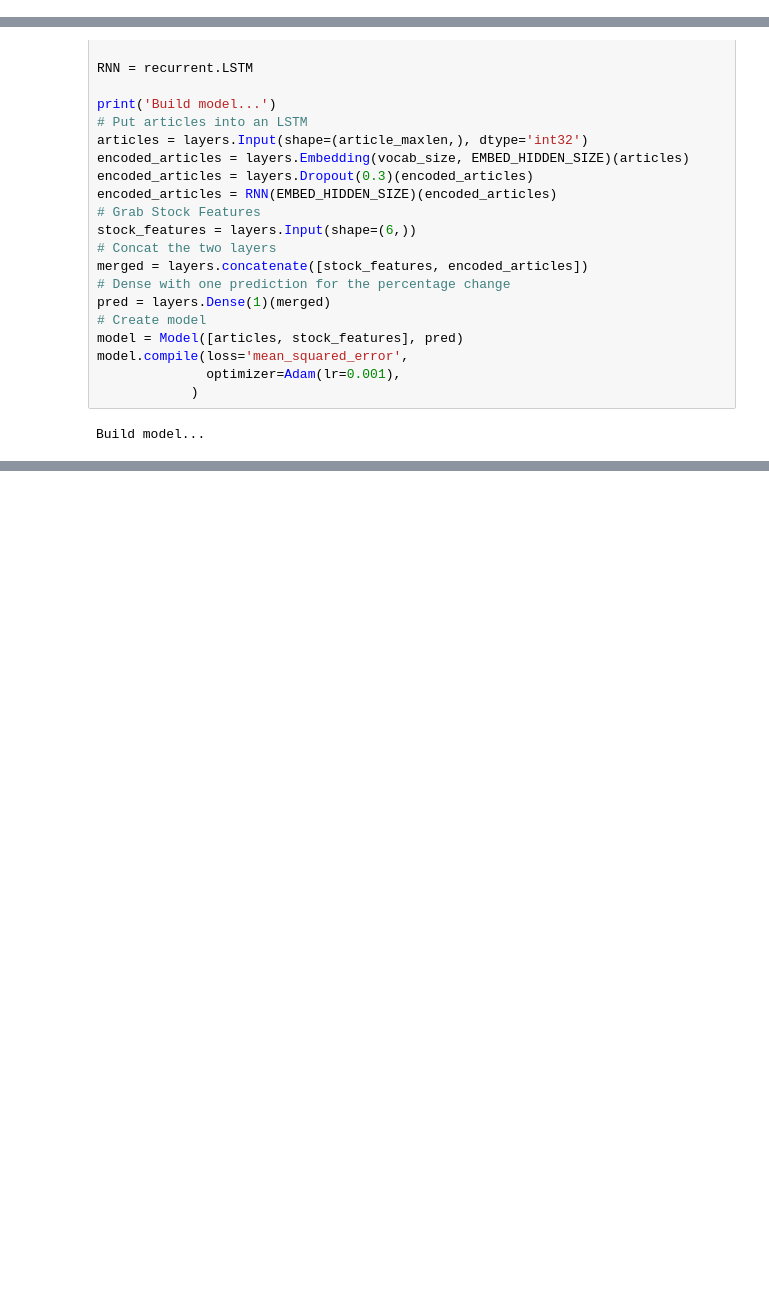
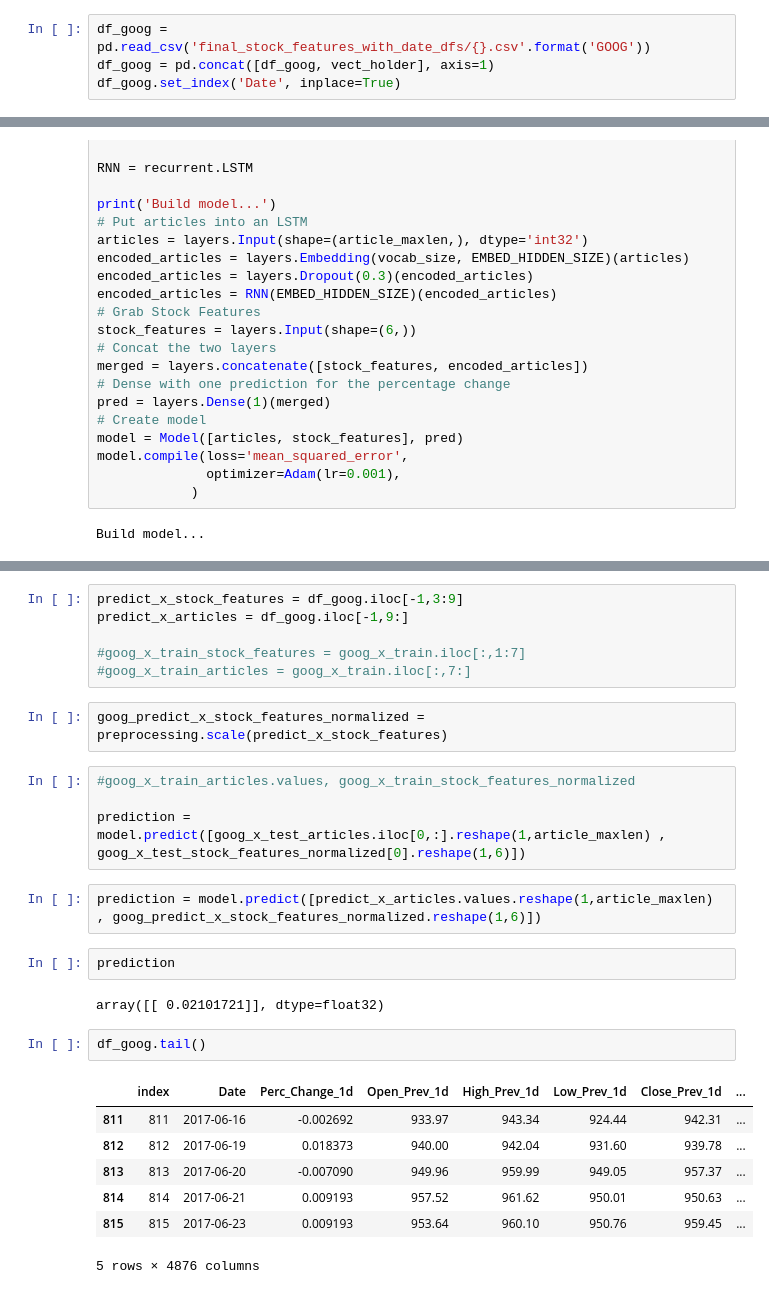
Before and after one commit to anguslin/NLP-Stock-Predictor, a Jupyter notebook: tech_companies/Tech-Company-News-Article-Analysis.ipynb, the cells around one changed output, grey strips where cells are left out. Saved outputs shown, nothing was run; the diff lists cells and outputs as text; blank space fills up the shorter version.

```diff
--- a/tech_companies/Tech-Company-News-Article-Analysis.ipynb
+++ b/tech_companies/Tech-Company-News-Article-Analysis.ipynb
@@ -213,0 +205,4 @@ array([[ 1.634425  ,  1.77502562,  1.76497586,  1.79480739,  1.79039209,
+# %%
+df_goog = pd.read_csv('final_stock_features_with_date_dfs/{}.csv'.format('GOOG'))
+df_goog = pd.concat([df_goog, vect_holder], axis=1)
+df_goog.set_index('Date', inplace=True)
@@ -306,0 +477,28 @@ for ticker in ticker_tech_comp:
+# %%
+predict_x_stock_features = df_goog.iloc[-1,3:9]
+predict_x_articles = df_goog.iloc[-1,9:]
+
+#goog_x_train_stock_features = goog_x_train.iloc[:,1:7]
+#goog_x_train_articles = goog_x_train.iloc[:,7:]
+# %%
+goog_predict_x_stock_features_normalized = preprocessing.scale(predict_x_stock_features)
+# %%
+#goog_x_train_articles.values, goog_x_train_stock_features_normalized
+
+prediction = model.predict([goog_x_test_articles.iloc[0,:].reshape(1,article_maxlen) , goog_x_test_stock_features_normalized[0].reshape(1,6)])
+# %%
+prediction = model.predict([predict_x_articles.values.reshape(1,article_maxlen) , goog_predict_x_stock_features_normalized.reshape(1,6)])
+# %%
+prediction
+# %% [output]
+array([[ 0.02101721]], dtype=float32)
+# %%
+df_goog.tail()
+# %% [output]
+|  | index | Date | Perc_Change_1d | Open_Prev_1d | High_Prev_1d | Low_Prev_1d | Close_Prev_1d | ... |
+| 811 | 811 | 2017-06-16 | -0.002692 | 933.97 | 943.34 | 924.44 | 942.31 | ... |
+| 812 | 812 | 2017-06-19 | 0.018373 | 940.00 | 942.04 | 931.60 | 939.78 | ... |
+| 813 | 813 | 2017-06-20 | -0.007090 | 949.96 | 959.99 | 949.05 | 957.37 | ... |
+| 814 | 814 | 2017-06-21 | 0.009193 | 957.52 | 961.62 | 950.01 | 950.63 | ... |
+| 815 | 815 | 2017-06-23 | 0.009193 | 953.64 | 960.10 | 950.76 | 959.45 | ... |
+5 rows × 4876 columns
```
Also changed, not shown: parts of 71 cells of this notebook, 20 other files.
